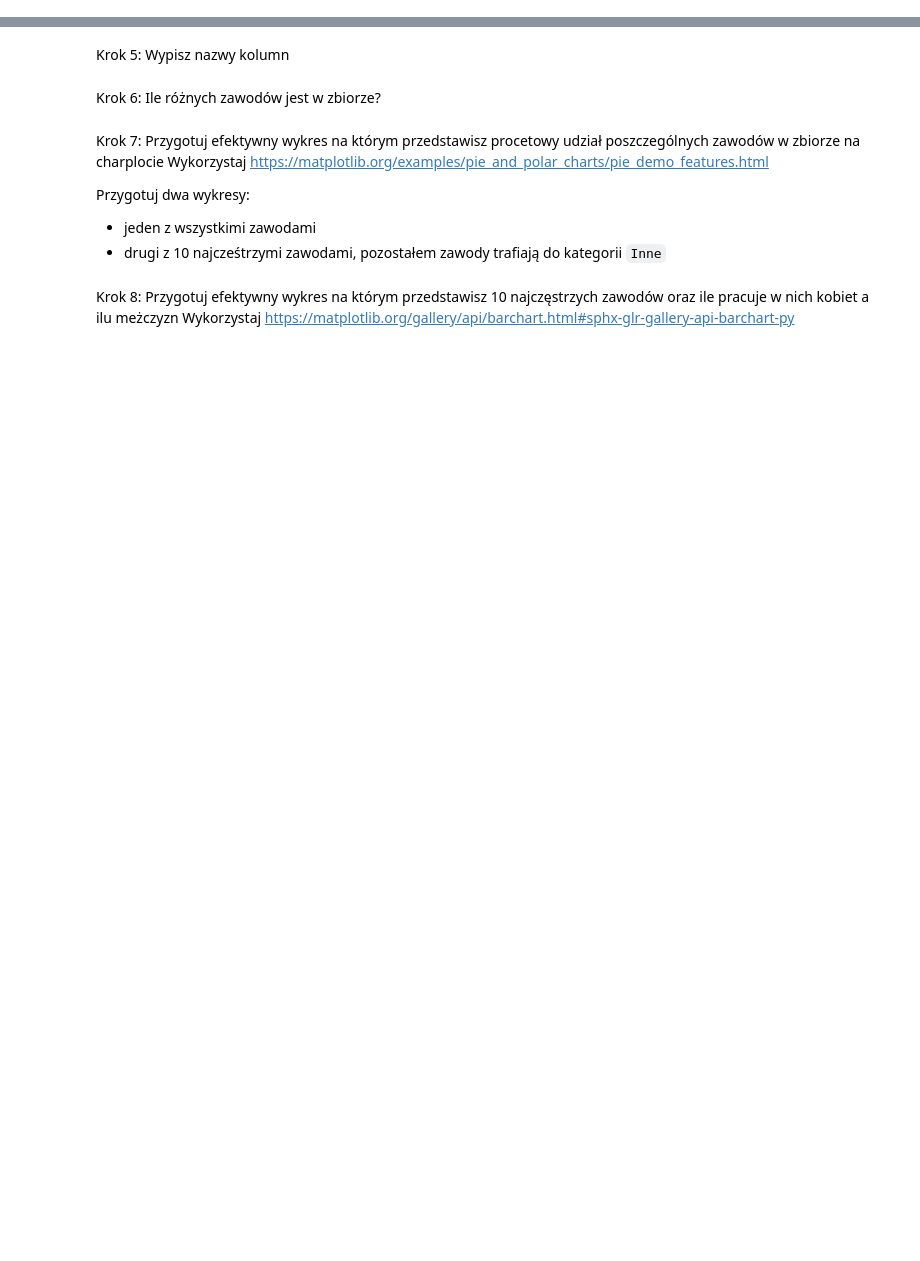
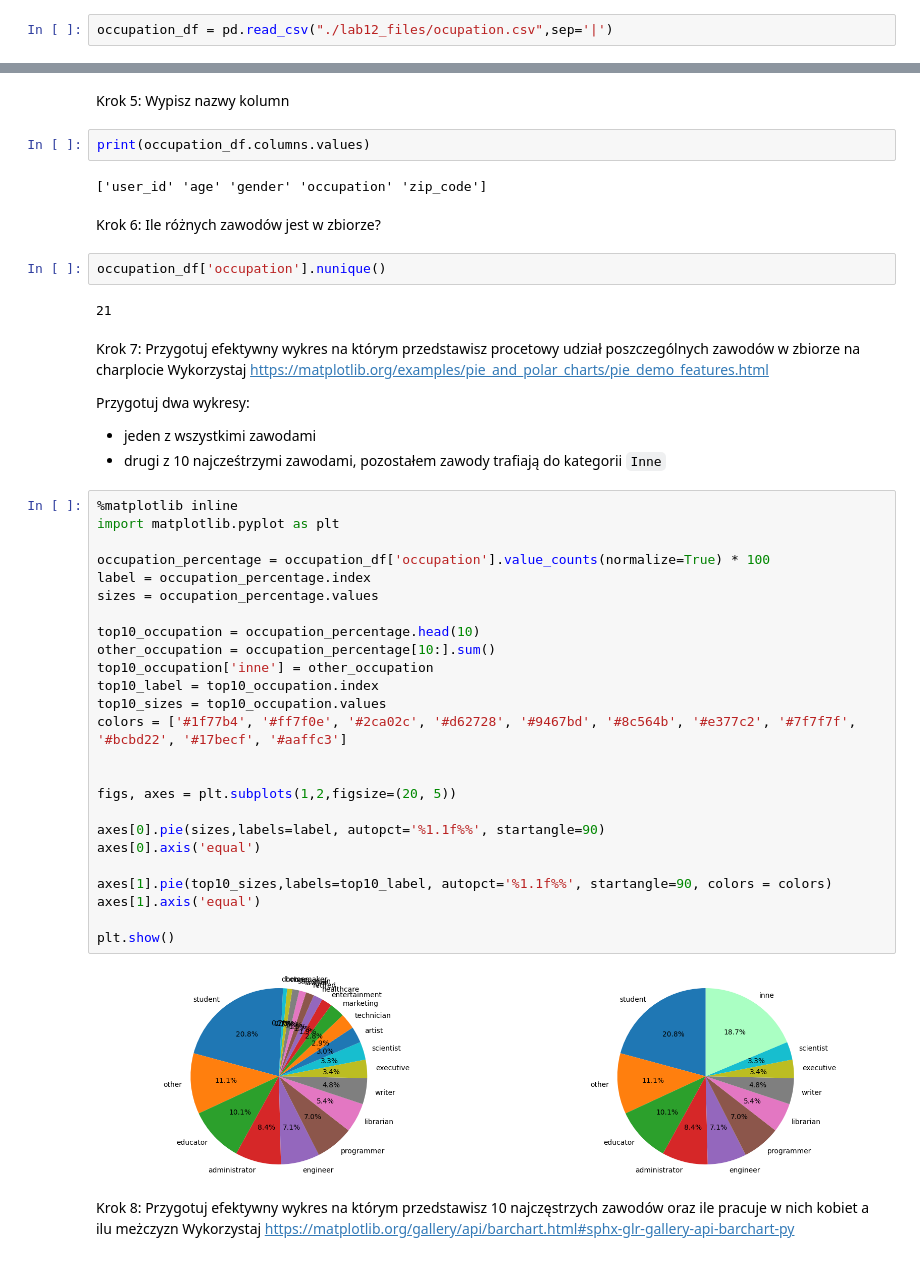
Before and after one commit to xFloly/effective_python, a Jupyter notebook: lab12.ipynb, the cells around one changed output, grey strips where cells are left out. Drawn from its saved outputs; the diff is of its cells as text; blank space fills up the shorter version.

```diff
--- a/lab12.ipynb
+++ b/lab12.ipynb
@@ -195,5 +195,7 @@ name_df.iloc[8_816] # 17632/2 tablica posortowana wiec msui wyjsc tyle samo
 ## Część II
 # %% [markdown]
 Krok 1: Wczytaj dane
+# %%
+occupation_df = pd.read_csv("./lab12_files/ocupation.csv",sep='|')
 # %% [markdown]
 Krok 2: Podejrzyj pierwsze 25 rekordów
@@ -204,7 +244,15 @@ Krok 4: Ile jest obserwacji w zbiorze? Ile jest kolumn w zbiorze?
 # %% [markdown]
 Krok 5: Wypisz nazwy kolumn
+# %%
+print(occupation_df.columns.values)
+# %% [output]
+['user_id' 'age' 'gender' 'occupation' 'zip_code']
 # %% [markdown]
 Krok 6: Ile różnych zawodów jest w zbiorze?
+# %%
+occupation_df['occupation'].nunique()
+# %% [output]
+21
 # %% [markdown]
 Krok 7: Przygotuj efektywny wykres na którym przedstawisz procetowy udział poszczególnych zawodów w zbiorze na charplocie
 Wykorzystaj https://matplotlib.org/examples/pie_and_polar_charts/pie_demo_features.html
@@ -212,6 +260,33 @@ Wykorzystaj https://matplotlib.org/examples/pie_and_polar_charts/pie_demo_featur
 Przygotuj dwa wykresy:
 - jeden z wszystkimi zawodami
 - drugi z 10 najcześtrzymi zawodami, pozostałem zawody trafiają do kategorii `Inne`
+# %%
+%matplotlib inline
+import matplotlib.pyplot as plt
+
+occupation_percentage = occupation_df['occupation'].value_counts(normalize=True) * 100
+label = occupation_percentage.index
+sizes = occupation_percentage.values
+
+top10_occupation = occupation_percentage.head(10)
+other_occupation = occupation_percentage[10:].sum()
+top10_occupation['inne'] = other_occupation
+top10_label = top10_occupation.index
+top10_sizes = top10_occupation.values
+colors = ['#1f77b4', '#ff7f0e', '#2ca02c', '#d62728', '#9467bd', '#8c564b', '#e377c2', '#7f7f7f', '#bcbd22', '#17becf', '#aaffc3']
+
+
+figs, axes = plt.subplots(1,2,figsize=(20, 5))
+
+axes[0].pie(sizes,labels=label, autopct='%1.1f%%', startangle=90)
+axes[0].axis('equal')
+
+axes[1].pie(top10_sizes,labels=top10_label, autopct='%1.1f%%', startangle=90, colors = colors)
+axes[1].axis('equal')
+
+plt.show()
+# %% [output]
+[figure, added]
 # %% [markdown]
 Krok 8: Przygotuj efektywny wykres na którym przedstawisz 10 najczęstrzych zawodów oraz ile pracuje w nich kobiet a ilu meżczyzn
 Wykorzystaj https://matplotlib.org/gallery/api/barchart.html#sphx-glr-gallery-api-barchart-py
```
Also changed, not shown: parts of 6 cells of this notebook.
